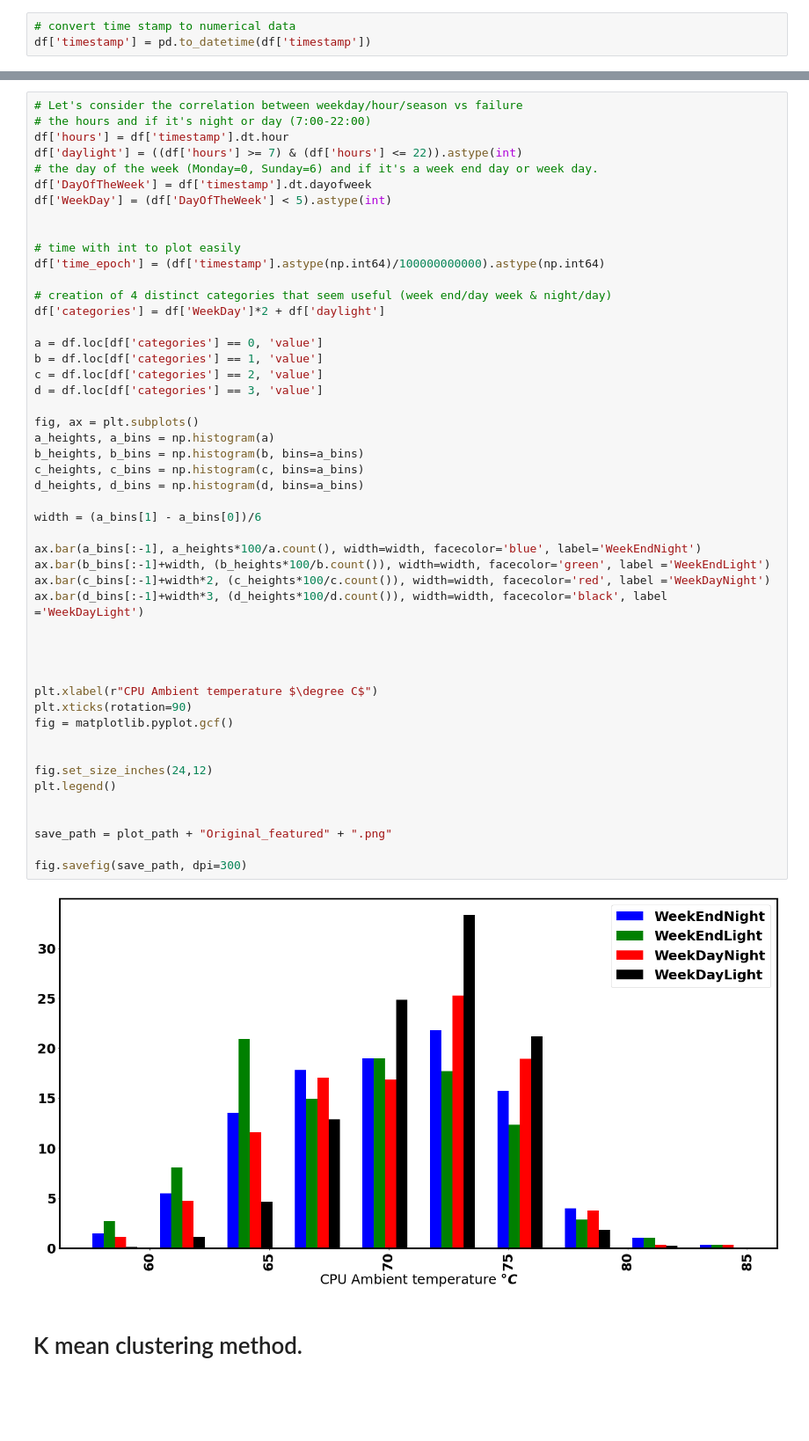
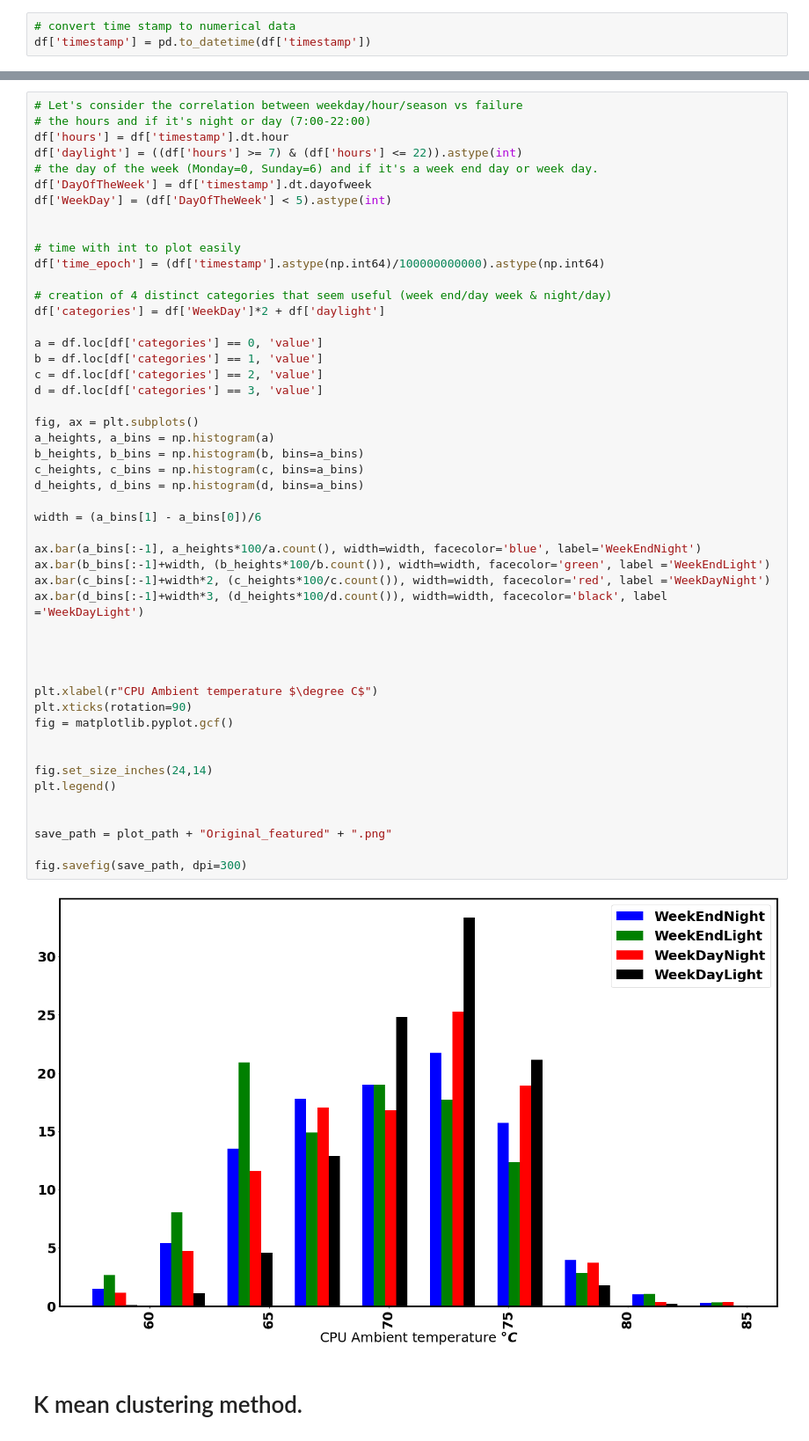
Before and after one commit to peraktong/Passion, a Jupyter notebook: Passion_v2.ipynb, the cells around one changed output, grey strips where cells are left out. Shown at 88% size. Drawn from its saved outputs; the diff is of its cells as text; blank space fills up the shorter version.

```diff
--- a/Passion_v2.ipynb
+++ b/Passion_v2.ipynb
@@ -162,35 +162,35 @@ c = df.loc[df['categories'] == 2, 'value']
 d = df.loc[df['categories'] == 3, 'value']
 
 fig, ax = plt.subplots()
 a_heights, a_bins = np.histogram(a)
 b_heights, b_bins = np.histogram(b, bins=a_bins)
 c_heights, c_bins = np.histogram(c, bins=a_bins)
 d_heights, d_bins = np.histogram(d, bins=a_bins)
 
 width = (a_bins[1] - a_bins[0])/6
 
 ax.bar(a_bins[:-1], a_heights*100/a.count(), width=width, facecolor='blue', label='WeekEndNight')
 ax.bar(b_bins[:-1]+width, (b_heights*100/b.count()), width=width, facecolor='green', label ='WeekEndLight')
 ax.bar(c_bins[:-1]+width*2, (c_heights*100/c.count()), width=width, facecolor='red', label ='WeekDayNight')
 ax.bar(d_bins[:-1]+width*3, (d_heights*100/d.count()), width=width, facecolor='black', label ='WeekDayLight')
 
 
 
 
 plt.xlabel(r"CPU Ambient temperature $\degree C$")
 plt.xticks(rotation=90)
 fig = matplotlib.pyplot.gcf()
 
 
-fig.set_size_inches(24,12)
+fig.set_size_inches(24,14)
 plt.legend()
 
 
 save_path = plot_path + "Original_featured" + ".png"
 
 fig.savefig(save_path, dpi=300)
 # %% [output]
-[figure, old version]
+[figure, new version]
 # %% [markdown]
 # K mean clustering method.
 # %%
```
Also changed, not shown: parts of 12 cells of this notebook, 19 other files.
